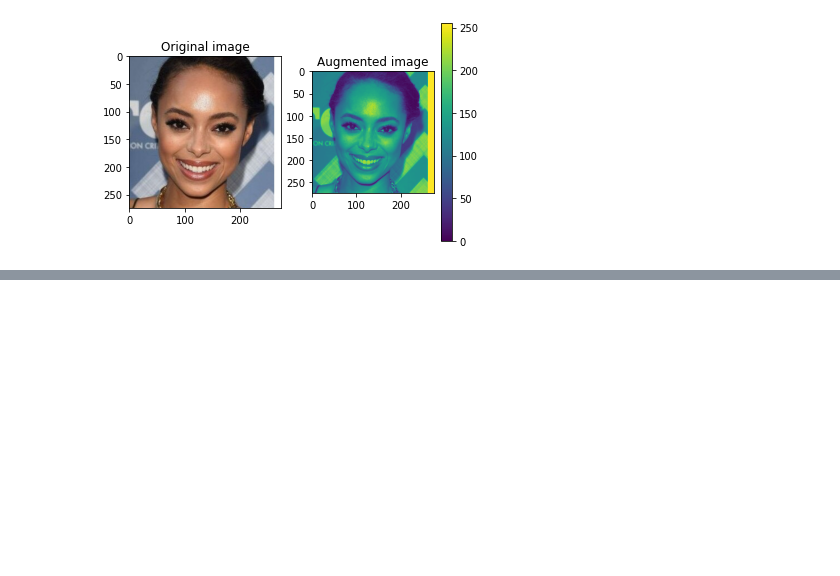
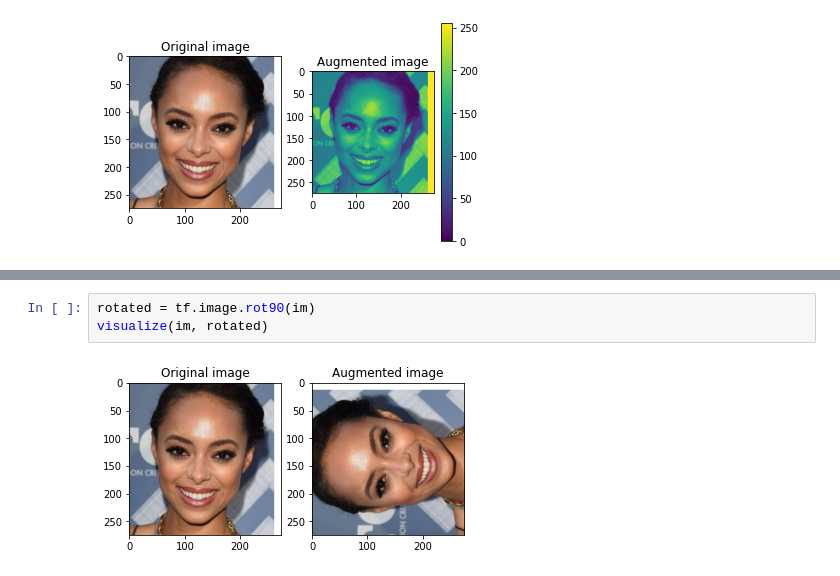
Before and after one commit to pradeepprasad/Machine_Learning_Workspace, a Jupyter notebook: Data_augmentation_01.ipynb, the cells around one changed output, grey strips where cells are left out. Drawn from its saved outputs; the diff is of its cells as text; blank space fills up the shorter version.

```diff
--- a/Data_augmentation_01.ipynb
+++ b/Data_augmentation_01.ipynb
@@ -78,0 +94,5 @@ _ = plt.colorbar()
+# %%
+rotated = tf.image.rot90(im)
+visualize(im, rotated)
+# %% [output]
+[figure, added]
```
Also changed, not shown: parts of 4 cells of this notebook.
